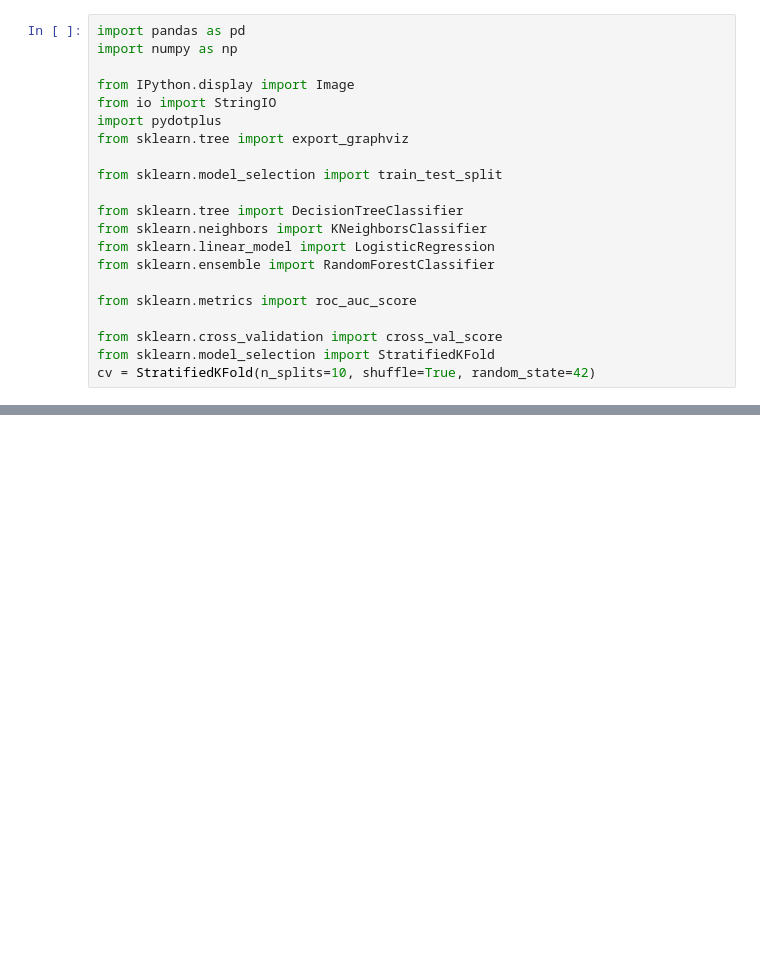
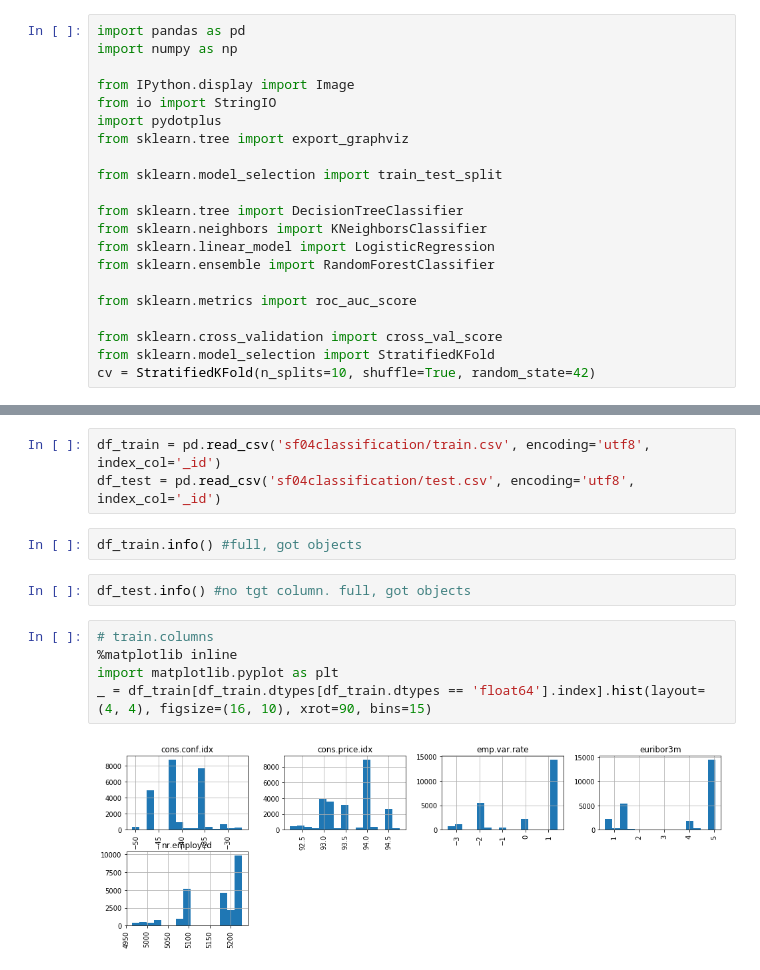
Before and after one commit to sm1ly/sfml, a Jupyter notebook: hw_03/hw_03_team03.ipynb, the cells around one changed output, grey strips where cells are left out. Saved outputs shown, nothing was run; the diff lists cells and outputs as text; blank space fills up the shorter version.

```diff
--- a/hw_03/hw_03_team03.ipynb
+++ b/hw_03/hw_03_team03.ipynb
@@ -278,0 +22,14 @@ result['target'].to_csv('submit.csv', header=['target'])
+# %%
+df_train = pd.read_csv('sf04classification/train.csv', encoding='utf8', index_col='_id')
+df_test = pd.read_csv('sf04classification/test.csv', encoding='utf8', index_col='_id')
+# %%
+df_train.info() #full, got objects
+# %%
+df_test.info() #no tgt column. full, got objects
+# %%
+# train.columns
+%matplotlib inline
+import matplotlib.pyplot as plt
+_ = df_train[df_train.dtypes[df_train.dtypes == 'float64'].index].hist(layout=(4, 4), figsize=(16, 10), xrot=90, bins=15)
+# %% [output]
+[figure, added]
```
Also changed, not shown: parts of 60 cells of this notebook, 1 other file.
